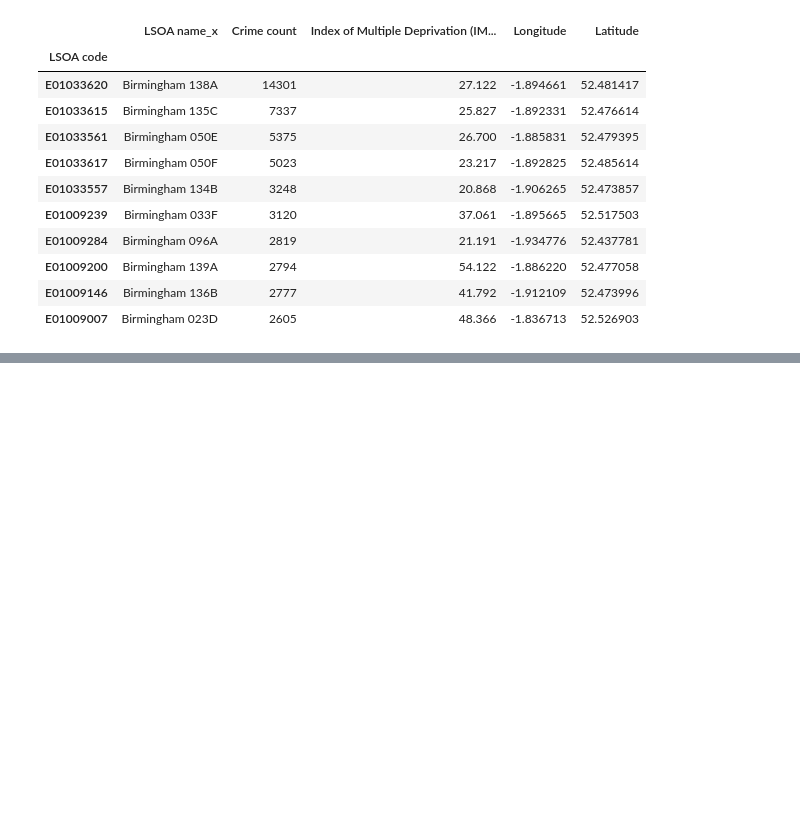
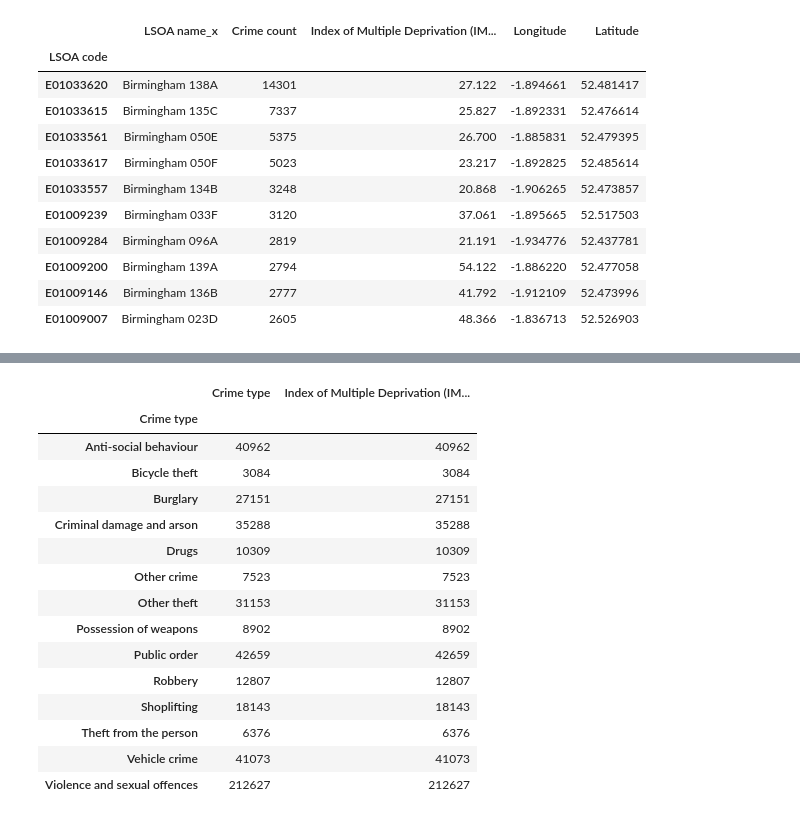
Before and after one commit to DarrylHewitt/Project_1, a Jupyter notebook: analysis.ipynb, the cells around one changed output, grey strips where cells are left out. Saved outputs shown, nothing was run; the diff lists cells and outputs as text; code cells hidden in the pictures; blank space fills up the shorter version.

```diff
--- a/analysis.ipynb
+++ b/analysis.ipynb
@@ -599,3 +630,29 @@ map_plot = LSOA_max_counts.hvplot.points(
 map_plot
 # %% [output]
 [interactive output not drawn]
+# %%
+# Groupby Crime Type
+
+
+f = {"Crime type":"count", "Index of Multiple Deprivation (IMD) Score":'count'}
+crime_type_groupby = Police_IMD_Merge.groupby(["Crime type"]).agg(f)
+
+
+crime_type_groupby
+# %% [output]
+|  | Crime type | Index of Multiple Deprivation (IM... |
+| Crime type |  |  |
+| Anti-social behaviour | 40962 | 40962 |
+| Bicycle theft | 3084 | 3084 |
+| Burglary | 27151 | 27151 |
+| Criminal damage and arson | 35288 | 35288 |
+| Drugs | 10309 | 10309 |
+| Other crime | 7523 | 7523 |
+| Other theft | 31153 | 31153 |
+| Possession of weapons | 8902 | 8902 |
+| Public order | 42659 | 42659 |
+| Robbery | 12807 | 12807 |
+| Shoplifting | 18143 | 18143 |
+| Theft from the person | 6376 | 6376 |
+| Vehicle crime | 41073 | 41073 |
+| Violence and sexual offences | 212627 | 212627 |
```
Also changed, not shown: parts of 7 cells of this notebook, 15 other files.
